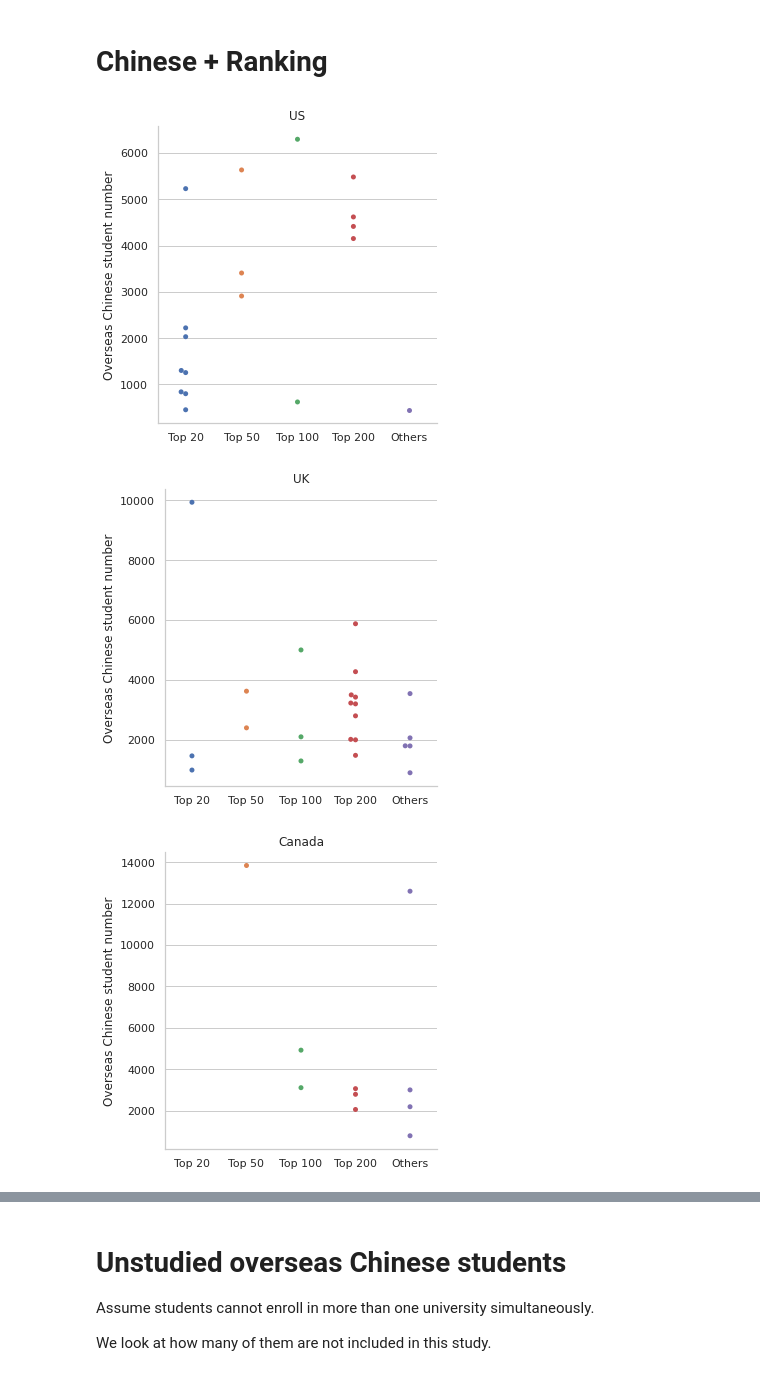
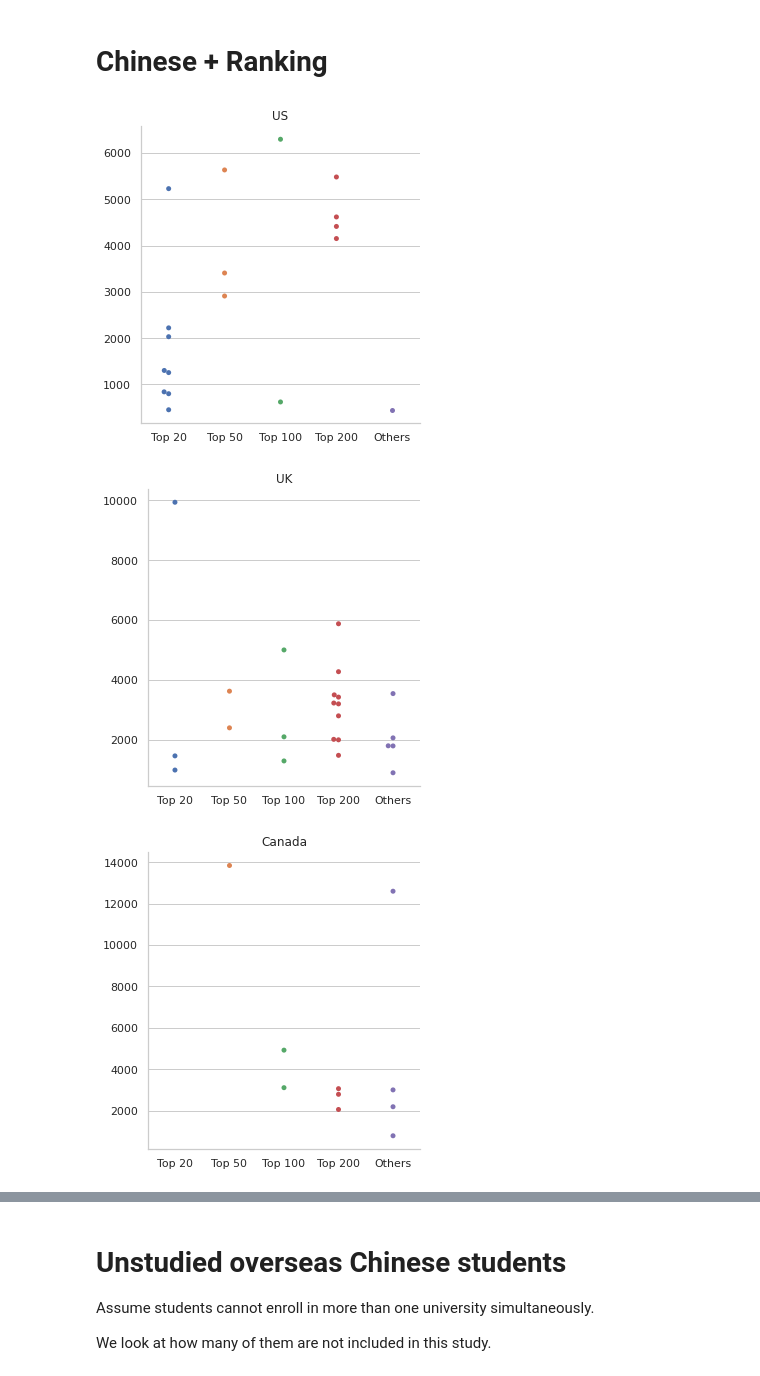
Before and after one commit to AndyYFTao/EA-CLTP-DataAnalysis, a Jupyter notebook: CLTP Guidance Program Data Analysis.ipynb, the cells around one changed output, grey strips where cells are left out. Saved outputs shown, nothing was run; the diff lists cells and outputs as text; code cells hidden in the pictures.

```diff
--- a/CLTP Guidance Program Data Analysis.ipynb
+++ b/CLTP Guidance Program Data Analysis.ipynb
@@ -287,17 +287,18 @@ plt.legend(re_idx, loc='lower right', fontsize=8)
 # %%
 for id, country in enumerate(country_list):
 
   # Categorical scatter plot
   sns.set(style="whitegrid", rc={'figure.figsize':(10,6)})
 
   #sns.catplot(x="Country", y="Overseas Chinese student number", hue="Ranking class", kind="swarm", data=ranking)
   sns.catplot(x="Ranking class", y="Overseas Chinese student number",
               kind="swarm", data=ranking[ranking['Country'] == country],
               order = ['Top 20', 'Top 50', 'Top 100', 'Top 200', 'Others'])
 
   plt.title(country)
   plt.xlabel('')
+  plt.ylabel('')
 # %% [output]
-[figure, old version]
+[figure, new version]
-[figure, old version]
+[figure, new version]
-[figure, old version]
+[figure, new version]
```
Also changed, not shown: parts of 1 cell of this notebook.
